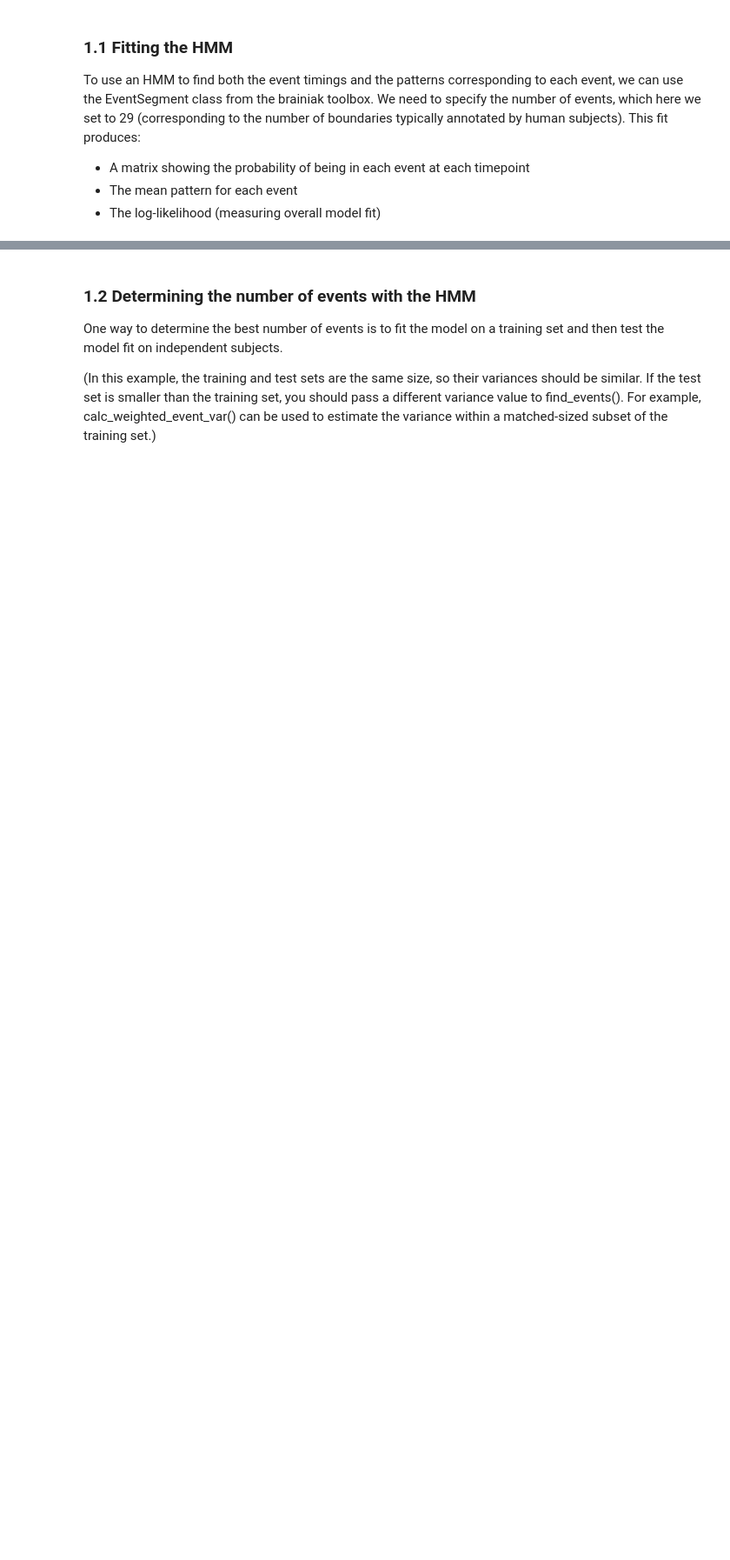
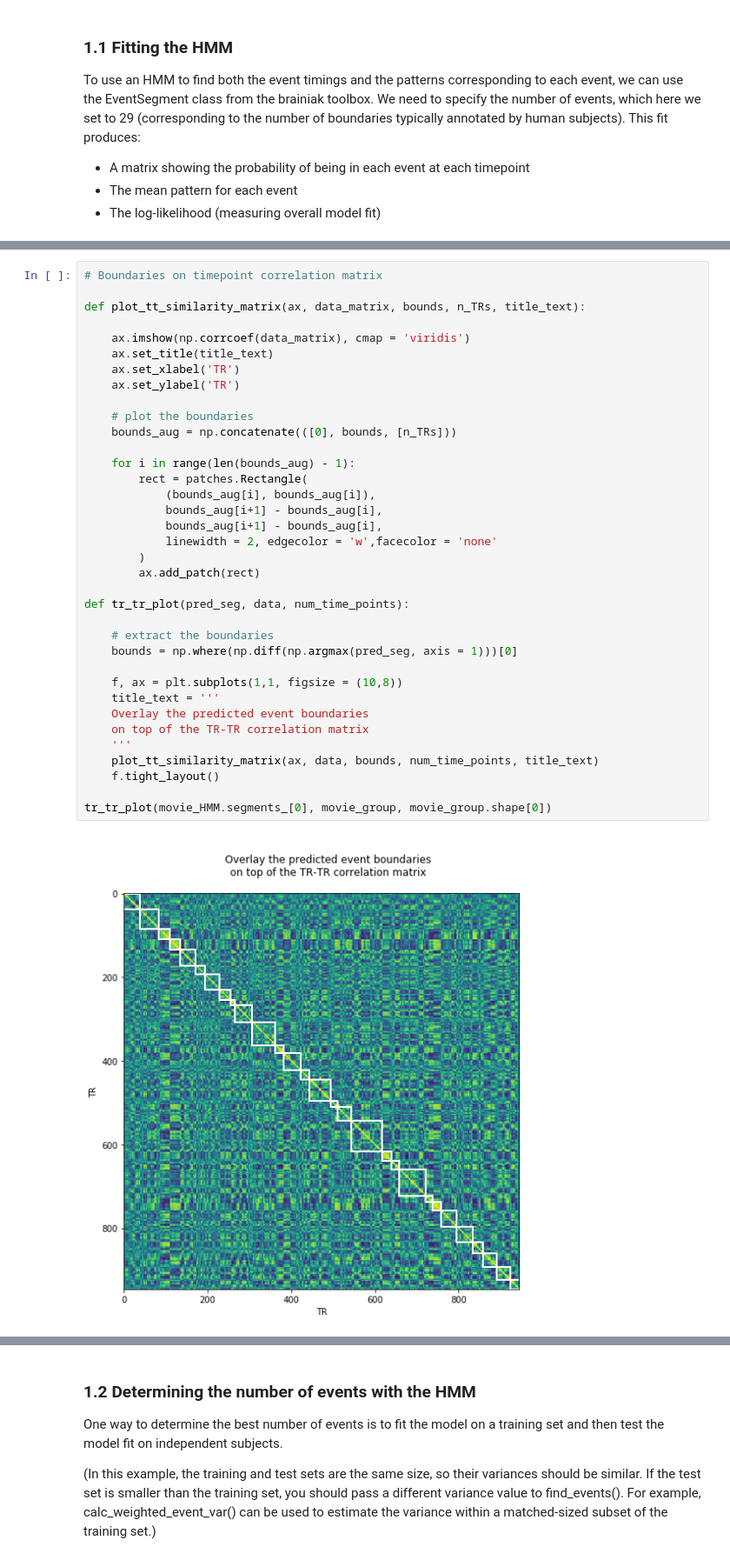
Before and after one commit to naturalistic-data-analysis/tutorial_development, a Jupyter notebook: event-segmentation/event-segmentation.ipynb, the cells around one changed output, grey strips where cells are left out. Shown at 87% size. Cells and saved outputs as stored; diff of their text form; blank space fills up the shorter version.

```diff
--- a/event-segmentation/event-segmentation.ipynb
+++ b/event-segmentation/event-segmentation.ipynb
@@ -88,0 +132,38 @@ EventSegment(event_chains=array([0., 0., 0., 0., 0., 0., 0., 0., 0., 0., 0., 0.,
+# %%
+# Boundaries on timepoint correlation matrix
+
+def plot_tt_similarity_matrix(ax, data_matrix, bounds, n_TRs, title_text):
+
+    ax.imshow(np.corrcoef(data_matrix), cmap = 'viridis')
+    ax.set_title(title_text)
+    ax.set_xlabel('TR')
+    ax.set_ylabel('TR')
+
+    # plot the boundaries
+    bounds_aug = np.concatenate(([0], bounds, [n_TRs]))
+
+    for i in range(len(bounds_aug) - 1):
+        rect = patches.Rectangle(
+            (bounds_aug[i], bounds_aug[i]),
+            bounds_aug[i+1] - bounds_aug[i],
+            bounds_aug[i+1] - bounds_aug[i],
+            linewidth = 2, edgecolor = 'w',facecolor = 'none'
+        )
+        ax.add_patch(rect)
+
+def tr_tr_plot(pred_seg, data, num_time_points):
+
+    # extract the boundaries
+    bounds = np.where(np.diff(np.argmax(pred_seg, axis = 1)))[0]
+
+    f, ax = plt.subplots(1,1, figsize = (10,8))
+    title_text = '''
+    Overlay the predicted event boundaries
+    on top of the TR-TR correlation matrix
+    '''
+    plot_tt_similarity_matrix(ax, data, bounds, num_time_points, title_text)
+    f.tight_layout()
+
+tr_tr_plot(movie_HMM.segments_[0], movie_group, movie_group.shape[0])
+# %% [output]
+[figure, added]
```
Also changed, not shown: parts of 11 cells of this notebook.
